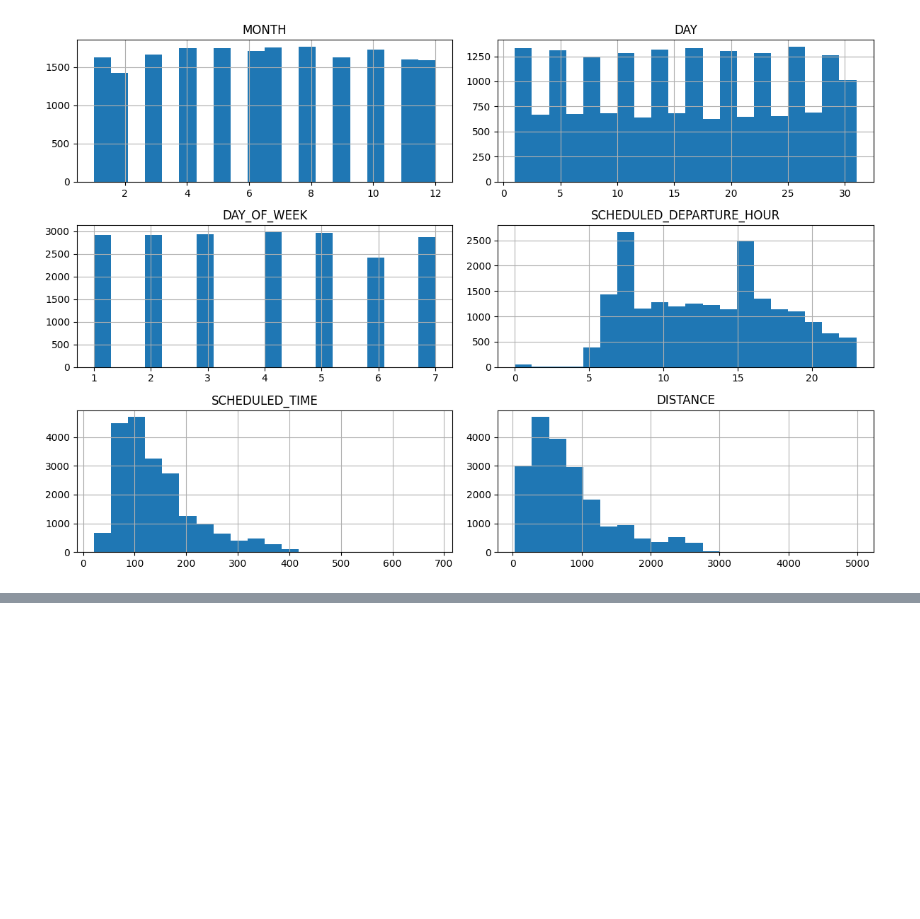
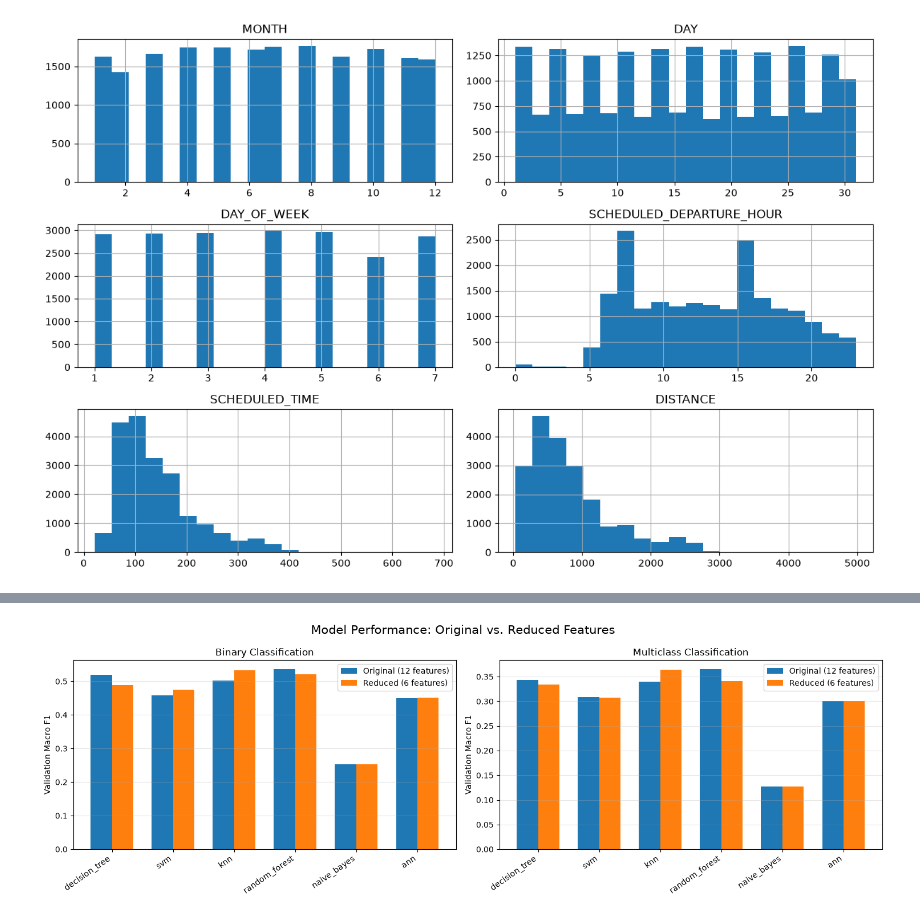
Before and after one commit to laurenlal/cse5104-project2, a Jupyter notebook: model_fitting.ipynb, the cells around one changed output, grey strips where cells are left out. Cells and saved outputs as stored; diff of their text form; code cells hidden in the pictures; blank space fills up the shorter version.

```diff
--- a/model_fitting.ipynb
+++ b/model_fitting.ipynb
@@ -594,0 +991,19 @@ Prediction runtime:           0.0039 seconds
+# %%
+comparison = results_df.merge(
+    red_results_df,
+    on=["classification", "model"],
+    suffixes=("_original", "_reduced")
+)
+
+comparison["f1_change"] = (
+    comparison["validation_macro_f1_reduced"]
+    - comparison["validation_macro_f1_original"]
+)
+
+display(comparison[[
+    "classification",
+    "model",
+    "validation_macro_f1_original",
+    "validation_macro_f1_reduced",
+    "f1_change"
+]])
@@ -594,0 +1024,49 @@ Prediction runtime:           0.0039 seconds
+# %%
+#Visualize comparisons
+
+fig, axes = plt.subplots(1, 2, figsize=(15, 5))
+
+for ax, classification in zip(
+    axes, ["binary", "multiclass"]
+):
+    subset = comparison[
+        comparison["classification"] == classification
+    ].copy()
+
+    x = np.arange(len(subset))
+    width = 0.35
+
+    ax.bar(
+        x - width / 2,
+        subset["validation_macro_f1_original"],
+        width,
+        label="Original (12 features)"
+    )
+
+    ax.bar(
+        x + width / 2,
+        subset["validation_macro_f1_reduced"],
+        width,
+        label="Reduced (6 features)"
+    )
+
+    ax.set_xticks(x)
+    ax.set_xticklabels(
+        subset["model"],
+        rotation=35,
+        ha="right"
+    )
+
+    ax.set_title(f"{classification.capitalize()} Classification")
+    ax.set_ylabel("Validation Macro F1")
+    ax.legend()
+    ax.grid(axis="y", alpha=0.3)
+
+plt.suptitle(
+    "Model Performance: Original vs. Reduced Features",
+    fontsize=15
+)
+plt.tight_layout()
+plt.show()
+# %% [output]
+[figure, added]
```
Also changed, not shown: parts of 20 cells of this notebook, 34 other files.
